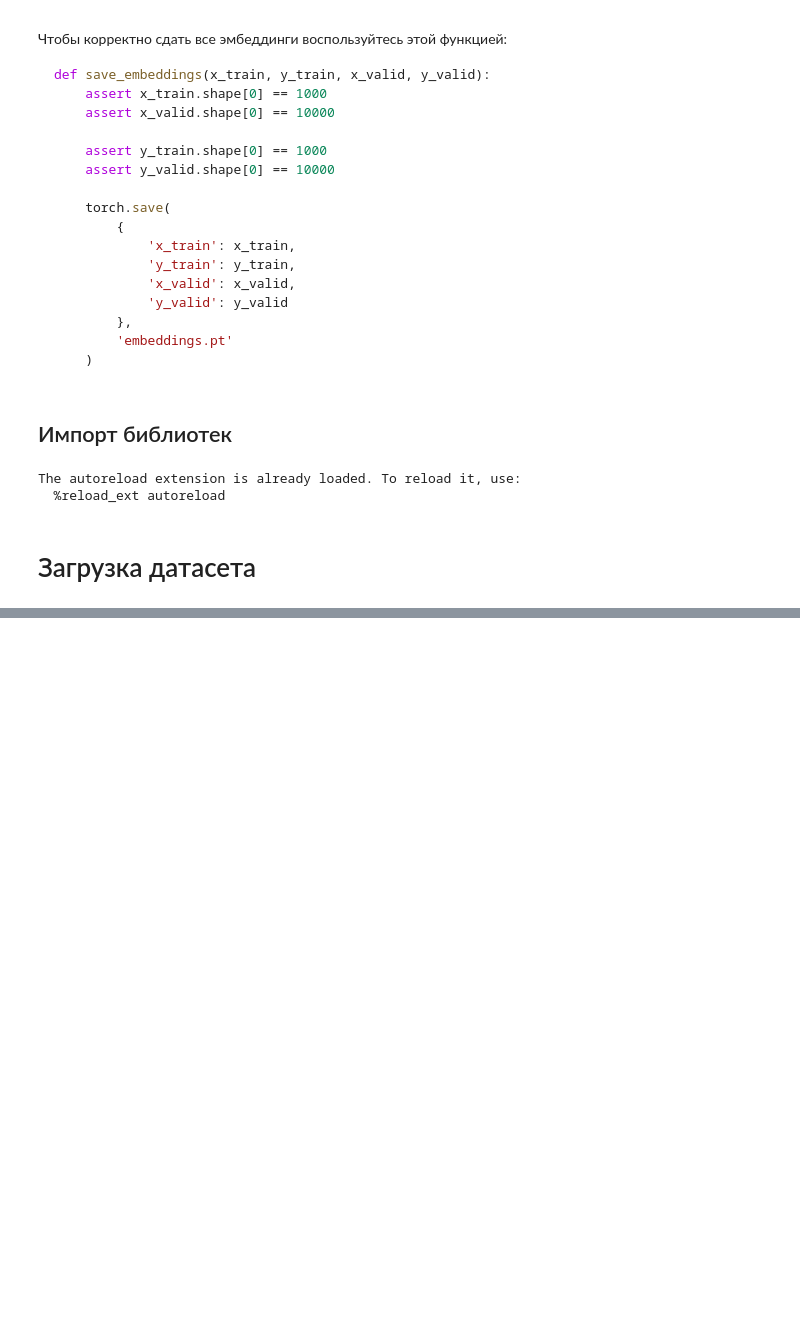
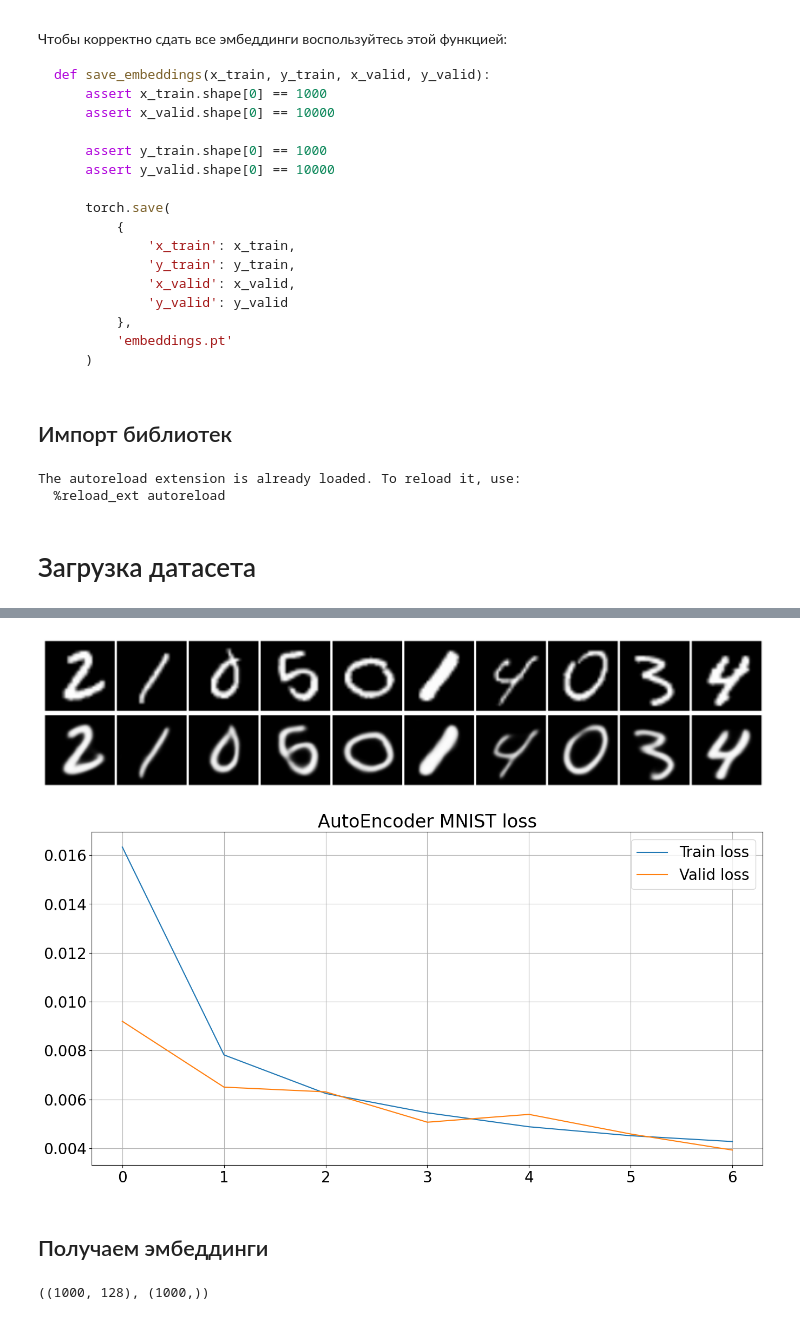
Before and after one commit to gavlique/Karpov_DS, a Jupyter notebook: deep/7 - AutoEnc.ipynb, the cells around one changed output, grey strips where cells are left out. Cells and saved outputs as stored; diff of their text form; code cells hidden in the pictures; blank space fills up the shorter version.

```diff
--- a/deep/7 - AutoEnc.ipynb
+++ b/deep/7 - AutoEnc.ipynb
@@ -99,0 +149,16 @@ Extracting mnist\MNIST\raw\t10k-labels-idx1-ubyte.gz to mnist\MNIST\raw
+# %%
+def plot_stats(
+    train_loss: list[float],
+    valid_loss: list[float],
+    title: str
+):
+    plt.figure(figsize=(16, 8))
+
+    plt.title(title + ' loss')
+
+    plt.plot(train_loss, label='Train loss')
+    plt.plot(valid_loss, label='Valid loss')
+    plt.legend()
+    plt.grid()
+
+    plt.show()
@@ -99,0 +194,19 @@ Extracting mnist\MNIST\raw\t10k-labels-idx1-ubyte.gz to mnist\MNIST\raw
+# %%
+def whole_train_valid_cycle(model, num_epochs, title):
+    train_loss_history, valid_loss_history = [], []
+
+    for epoch in range(num_epochs):
+        train_loss = train(model)
+        valid_loss = evaluate(model, valid_loader)
+
+        train_loss_history.append(train_loss)
+        valid_loss_history.append(valid_loss)
+
+        clear_output(wait=True)
+
+        visualize(model, next(iter(valid_loader))[0])
+
+        plot_stats(
+            train_loss_history, valid_loss_history,
+            title
+        )
@@ -99,0 +350,13 @@ Extracting mnist\MNIST\raw\t10k-labels-idx1-ubyte.gz to mnist\MNIST\raw
+# %%
+model = AutoEncoder(in_channels=1).to(device)
+
+optimizer = Adam(model.parameters(), lr=1e-3)
+
+loss_fn = nn.MSELoss()
+# %%
+whole_train_valid_cycle(model, 7, 'AutoEncoder MNIST')
+# %% [output]
+[figure, added]
+[figure, added]
+# %% [markdown]
+## Получаем эмбеддинги
@@ -99,0 +392,5 @@ Extracting mnist\MNIST\raw\t10k-labels-idx1-ubyte.gz to mnist\MNIST\raw
+# %%
+#!g1.1
+x.shape, y.shape
+# %% [output]
+((1000, 128), (1000,))
```
Also changed, not shown: parts of 17 cells of this notebook, 2 other files.
